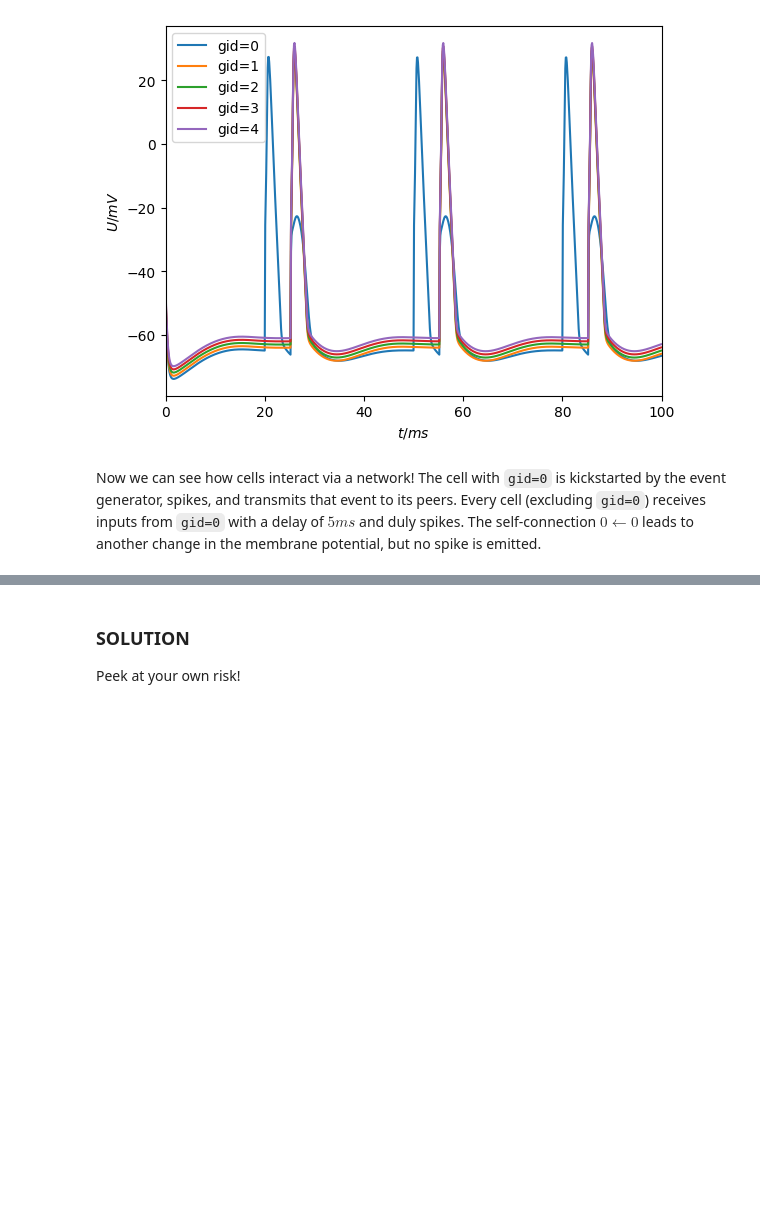
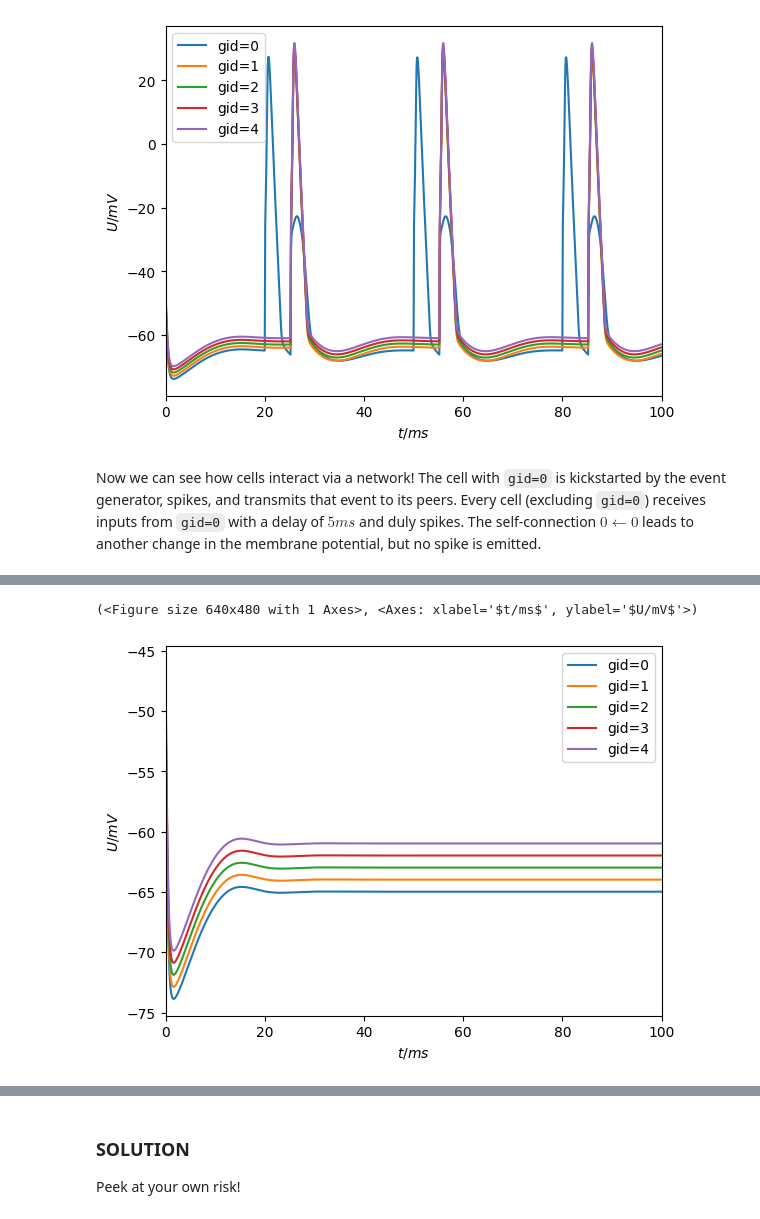
Before and after one commit to thorstenhater/arbor-tutorial, a Jupyter notebook: arbor-tutorial.ipynb, the cells around one changed output, grey strips where cells are left out. Cells and saved outputs as stored; diff of their text form; code cells hidden in the pictures; blank space fills up the shorter version.

```diff
--- a/arbor-tutorial.ipynb
+++ b/arbor-tutorial.ipynb
@@ -366,3 +441,16 @@ Make use of `run_recipe` and:
 - optional:
   - can you create _two_ rings that are interconnected at one or multiple points?
   - what about other topologies? fully connected? a grid? ...
+# %%
+# Your code here
+
+class my_ring(n_cells):
+
+    def __init__(self, N):
+        n_cells.__init__(self, N)
+
+rec = my_ring(5)
+run_recipe(rec)
+# %% [output]
+(<Figure size 640x480 with 1 Axes>, <Axes: xlabel='$t/ms$', ylabel='$U/mV$'>)
+[figure, added]
```
Also changed, not shown: parts of 22 cells of this notebook.
